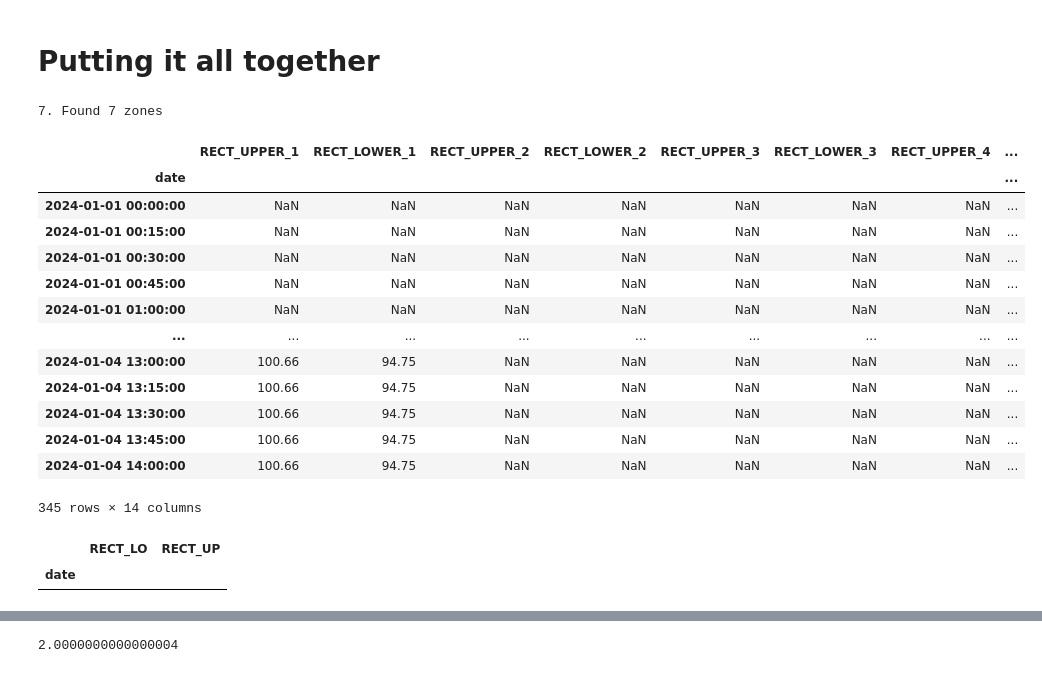
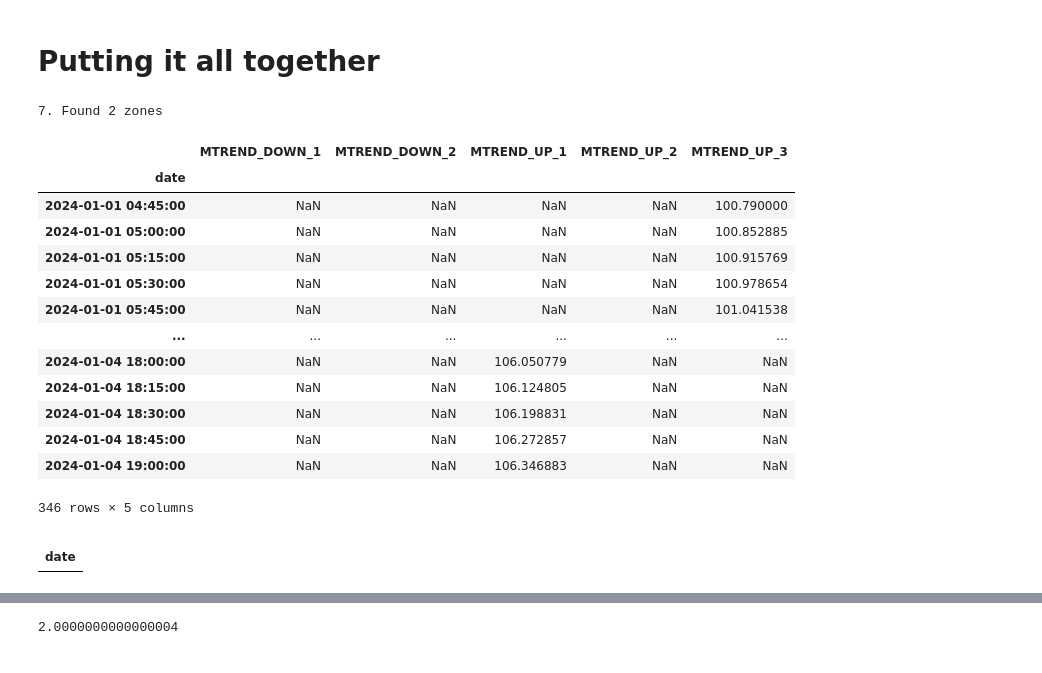
Before and after one commit to Design-01/stockbot_4, a Jupyter notebook: frames.ipynb, the cells around one changed output, grey strips where cells are left out. Cells and saved outputs as stored; diff of their text form; code cells hidden in the pictures.

Commit message:
created MicroTrendline - fully tested

```diff
--- a/frames.ipynb
+++ b/frames.ipynb
@@ -17,7 +17,7 @@ ohlcv = RandomOHLCV(
     start     = '2024',
     open_val  = 100.00,
     periods   = periods,
-    open_rng  = (-0.8, 0.8),
+    open_rng  = (-0.4, 0.4),
     close_rng = (-0.4, 0.4),
     vol_rng   = (-1, 1),
     volatility_rng  = (0, 0.02),
@@ -38,10 +38,10 @@ ohlcv['SPY_cl'] = spy['close'] # add spy close to ohlcv
 f = Frame('TSLA')
 f.load_ohlcv(ohlcv)
 f.add_ta(ta.ATR(span=50), {}, chart_type=None)
-f.add_ta(ta.MA('close', 9),  {'dash': 'solid', 'color': 'magenta', 'width': 2}) # appends ta to the ta list
-f.add_ta(ta.MA('close', 21), {'dash': 'solid', 'color': 'blue', 'width': 2})
-f.add_ta(ta.MA('close', 28), {'dash': 'solid', 'color': 'green', 'width': 2})
-f.add_ta(ta.MA('volume', 10), {'dash': 'solid', 'color': 'cyan', 'width': 2}, row=2)
+# f.add_ta(ta.MA('close', 9),  {'dash': 'solid', 'color': 'magenta', 'width': 2}) # appends ta to the ta list
+f.add_ta(ta.MA('close', 21), {'dash': 'solid', 'color': 'cyan', 'width': 1})
+# f.add_ta(ta.MA('close', 28), {'dash': 'solid', 'color': 'green', 'width': 2})
+f.add_ta(ta.MA('volume', 10), {'dash': 'solid', 'color': 'yellow', 'width': 1}, row=2)
 # f.add_ta(ta.MACD(fast=12, slow=26, signal=9) ,
 #          [{'dash': 'solid', 'color': 'purple', 'width': 2}, # MACD
 #           {'dash': 'solid', 'color': 'pink', 'width': 2},   # signal
@@ -59,10 +59,25 @@ f.add_ta(ta.HPLP(hi_col='high', lo_col='low', span=10),
 
 
 
-# f.add_ta(ta.ConsolidationZone(hp_column='HP_hi_10', lp_column='LP_lo_10', atr_column='ATR_50', price_tolerance=0.015, max_points_between=1, height_width_ratio=3),
-#             [{'color': "rgba(225, 182, 30, 0.5)", 'fillcolour': "rgba(225, 182, 30, 0.1)", 'width': 2}, # support # green = rgba(0, 255, 0, 0.1)
-#             {'color': "rgba(225, 182, 30, 0.1)", 'fillcolour': "rgba(225, 182, 30, 0.1)", 'width': 2}], # resistance # red = rgba(255, 0, 0, 0.1)
-#             chart_type = 'rect')
+f.add_ta(ta.ConsolidationZone(hp_column='HP_hi_10', lp_column='LP_lo_10', atr_column='ATR_50', price_tolerance=0.001, max_points_between=1, height_width_ratio=50),
+            [{'color': "rgba(225, 182, 30, 0.5)", 'fillcolour': "rgba(225, 182, 30, 0.1)", 'width': 2}, # support # green = rgba(0, 255, 0, 0.1)
+            {'color': "rgba(225, 182, 30, 0.1)", 'fillcolour': "rgba(225, 182, 30, 0.1)", 'width': 2}], # resistance # red = rgba(255, 0, 0, 0.1)
+            chart_type = 'rect')
+
+# f.add_ta(ta.TrendlineDetector(name='TREND', point_column='LP_lo_10',slope_direction='up', slope_tolerance=0.5, min_points=3, lookback_points=6),
+# # f.add_ta(ta.TrendlineDetector(hp_column='high', lp_column='low', slope_tolerance=0.1, min_points=5, lookback_points=6, name='TREND'),
+#             {'dash': 'solid', 'color': 'yellow', 'width': 2},
+#             chart_type = 'trendlines')
+
+f.add_ta(ta.MicroTrendline(name='MTREND', pointsCol='HP_hi_10', atrCol='ATR_50', slopeDir='down', slopeToleranceATR=2, projectionPeriod=10),
+# f.add_ta(ta.TrendlineDetector(hp_column='high', lp_column='low', slope_tolerance=0.1, min_points=5, lookback_points=6, name='TREND'),
+            {'dash': 'solid', 'color': 'rgb(173, 90, 255)', 'width': 1},
+            chart_type = 'trendlines')
+
+f.add_ta(ta.MicroTrendline(name='MTREND', pointsCol='LP_lo_10', atrCol='ATR_50', slopeDir='up', slopeToleranceATR=2, projectionPeriod=10),
+# f.add_ta(ta.TrendlineDetector(hp_column='high', lp_column='low', slope_tolerance=0.1, min_points=5, lookback_points=6, name='TREND'),
+            {'dash': 'solid', 'color': 'rgb(198, 255, 90)', 'width': 1},
+            chart_type = 'trendlines')
 
 # f.add_ta(sig.Tail(ls='LONG', lookBack=100, normRange=(0,100), tailExceedsNthBarsAgo=2),
 #               {'dash': 'solid', 'color': 'red', 'width': 1},
@@ -193,55 +208,57 @@ f.add_ta(ta.HPLP(hi_col='high', lo_col='low', span=10),
 
 
 
 f.setup_chart()
 f.plot(trading_hours=True, height=1000, width=1500)
 
 
 """
 Resistance:
 
 
 The objective is to modify a support and resistance class that will find the support and resistance levels and return a pandas data frame with those levels projected forward to the end of the data frame from the points that have been detected
 So it is important that every row of the data frame is filled in with the same price point stretching from the index where the point is located to the end of the data frame so that it displays correctly on a chart. (This is not a visualisation task but a data manipulation task)
 Do not worry about tolerances and touch points for now.
 
   -- All code snippets are to be returned in the chat do not update files directly
   -- compute only base on the last close price on the last bar
   -- hp and lp is high point or low point
   -- HP and LP are already computed and should be obtained from the data frame by referencing the relevant columns
   -- find the next  hp or lp That is higher than the close price. I suggest putting them all in a list both high points and low points and sorting them in ascending order first.
   -- When finding the next higher point use the argument pointsAgo to find the point that is x points higher from the current point.
   -- now find to index Of the point that was found whether it was a low point or a high point is irrelevant.
   -- Now project the point that was found and forward fill it to the end of the df So that when visualised on a chart there will be a line stretching from the point that has been found to the end of the chart.
 
   Support:
   -- Similar to resistance but of course the opposite.
 
   """
-cols = [c for c in f.data.columns if 'RECT' in c]
+
+# name = f"{self.name}_{self.slopeDir.upper()}_{i+1}"
+cols = [c for c in f.data.columns if 'TREND' in c]
 f.data[cols].dropna(how='all')
 # %% [output]
-7. Found 7 zones
+7. Found 2 zones
-|  | RECT_UPPER_1 | RECT_LOWER_1 | RECT_UPPER_2 | RECT_LOWER_2 | RECT_UPPER_3 | RECT_LOWER_3 | RECT_UPPER_4 | ... |
-| date |  |  |  |  |  |  |  | ... |
-| 2024-01-01 00:00:00 | NaN | NaN | NaN | NaN | NaN | NaN | NaN | ... |
-| 2024-01-01 00:15:00 | NaN | NaN | NaN | NaN | NaN | NaN | NaN | ... |
-| 2024-01-01 00:30:00 | NaN | NaN | NaN | NaN | NaN | NaN | NaN | ... |
-| 2024-01-01 00:45:00 | NaN | NaN | NaN | NaN | NaN | NaN | NaN | ... |
-| 2024-01-01 01:00:00 | NaN | NaN | NaN | NaN | NaN | NaN | NaN | ... |
-| ... | ... | ... | ... | ... | ... | ... | ... | ... |
-| 2024-01-04 13:00:00 | 100.66 | 94.75 | NaN | NaN | NaN | NaN | NaN | ... |
-| 2024-01-04 13:15:00 | 100.66 | 94.75 | NaN | NaN | NaN | NaN | NaN | ... |
-| 2024-01-04 13:30:00 | 100.66 | 94.75 | NaN | NaN | NaN | NaN | NaN | ... |
-| 2024-01-04 13:45:00 | 100.66 | 94.75 | NaN | NaN | NaN | NaN | NaN | ... |
-| 2024-01-04 14:00:00 | 100.66 | 94.75 | NaN | NaN | NaN | NaN | NaN | ... |
+|  | MTREND_DOWN_1 | MTREND_DOWN_2 | MTREND_UP_1 | MTREND_UP_2 | MTREND_UP_3 |
+| date |  |  |  |  |  |
+| 2024-01-01 04:45:00 | NaN | NaN | NaN | NaN | 100.790000 |
+| 2024-01-01 05:00:00 | NaN | NaN | NaN | NaN | 100.852885 |
+| 2024-01-01 05:15:00 | NaN | NaN | NaN | NaN | 100.915769 |
+| 2024-01-01 05:30:00 | NaN | NaN | NaN | NaN | 100.978654 |
+| 2024-01-01 05:45:00 | NaN | NaN | NaN | NaN | 101.041538 |
+| ... | ... | ... | ... | ... | ... |
+| 2024-01-04 18:00:00 | NaN | NaN | 106.050779 | NaN | NaN |
+| 2024-01-04 18:15:00 | NaN | NaN | 106.124805 | NaN | NaN |
+| 2024-01-04 18:30:00 | NaN | NaN | 106.198831 | NaN | NaN |
+| 2024-01-04 18:45:00 | NaN | NaN | 106.272857 | NaN | NaN |
+| 2024-01-04 19:00:00 | NaN | NaN | 106.346883 | NaN | NaN |
-345 rows × 14 columns
+346 rows × 5 columns
 # %%
 cols = [c for c in f.data.columns if 'RECT' in c]
 f.data[cols].dropna(how='all')
 # %% [output]
-|  | RECT_LO | RECT_UP |
-| date |  |  |
+|  |
+| date |
 # %%
 
 
```
Also changed, not shown: parts of 2 cells of this notebook, 3 other files.
